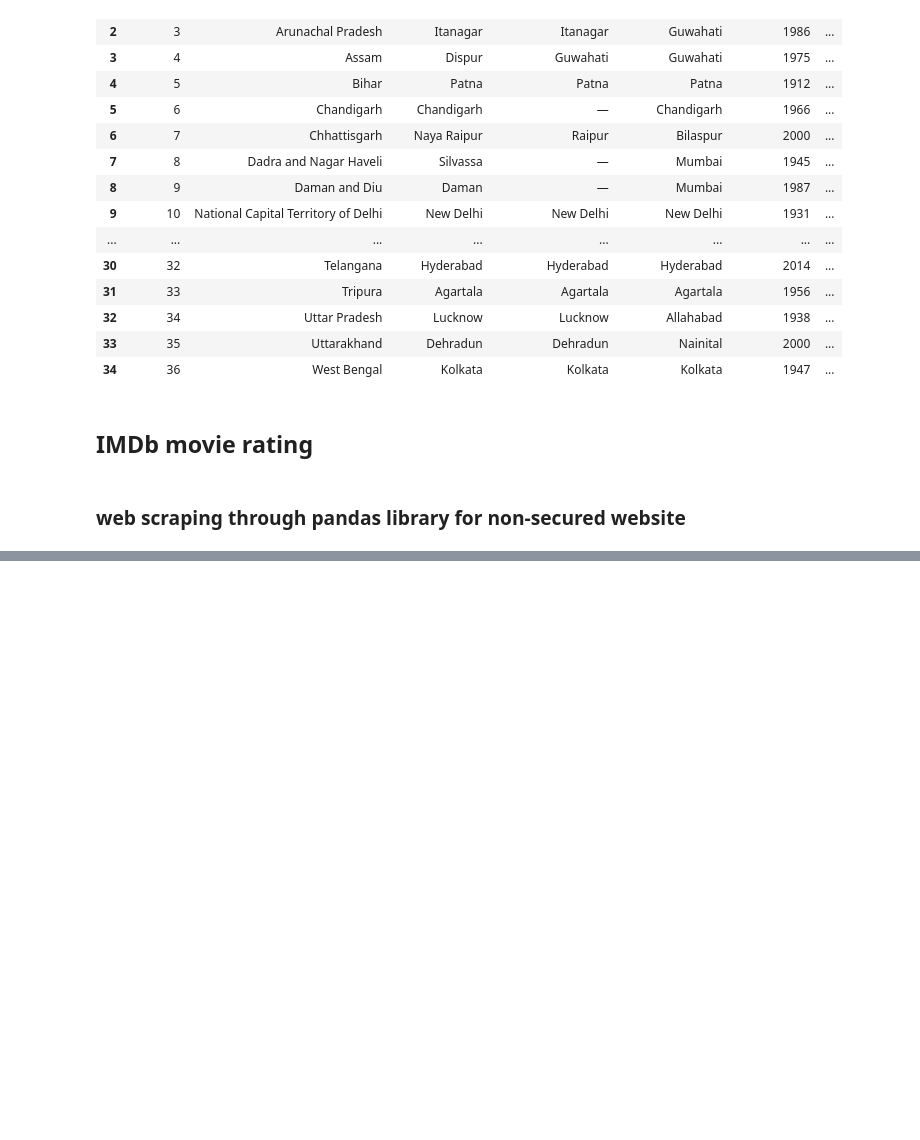
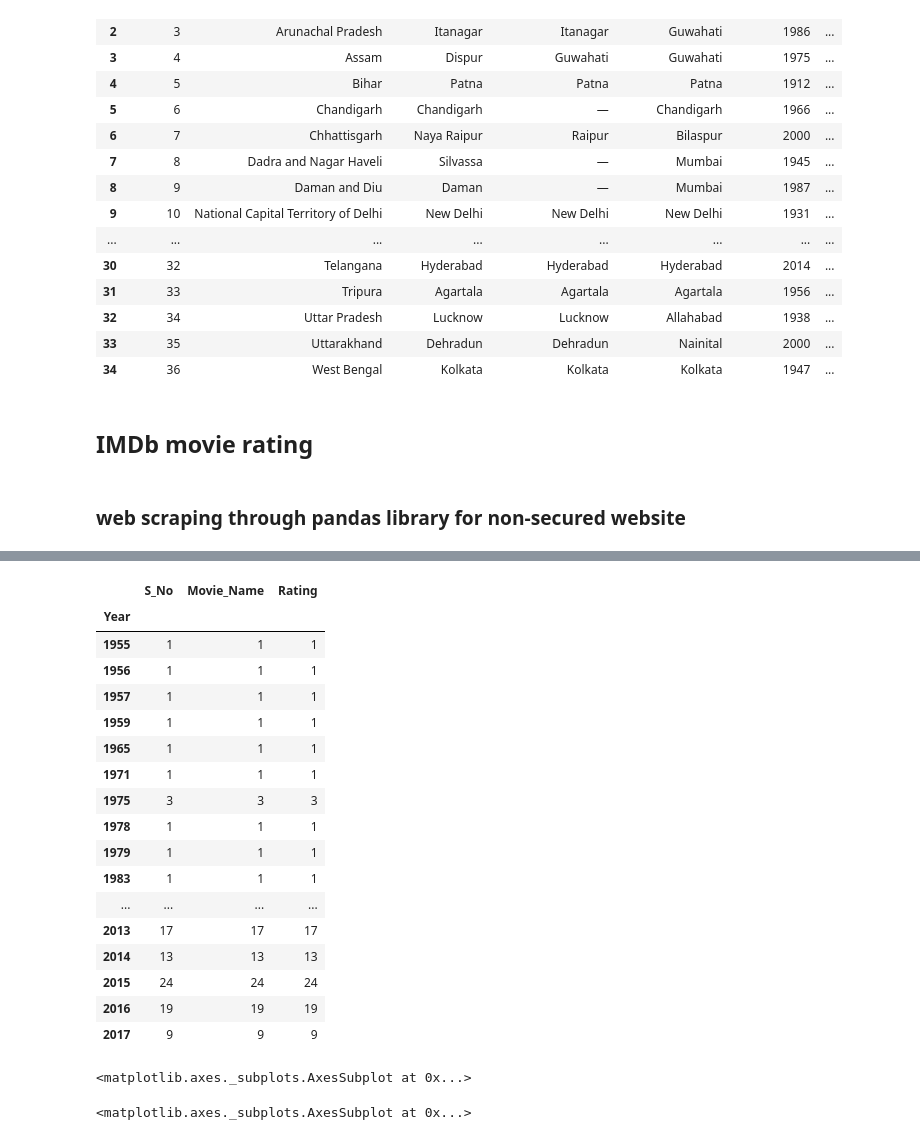
Before and after one commit to vermakanksha/practice, a Jupyter notebook: web_scraping_basic.ipynb, the cells around one changed output, grey strips where cells are left out. Saved outputs shown, nothing was run; the diff lists cells and outputs as text; code cells hidden in the pictures; blank space fills up the shorter version.

```diff
--- a/web_scraping_basic.ipynb
+++ b/web_scraping_basic.ipynb
@@ -300,0 +302,30 @@ imdb_df
+# %%
+plot = imdb_df.groupby(["Year"]).count()
+plot
+# %% [output]
+|  | S_No | Movie_Name | Rating |
+| Year |  |  |  |
+| 1955 | 1 | 1 | 1 |
+| 1956 | 1 | 1 | 1 |
+| 1957 | 1 | 1 | 1 |
+| 1959 | 1 | 1 | 1 |
+| 1965 | 1 | 1 | 1 |
+| 1971 | 1 | 1 | 1 |
+| 1975 | 3 | 3 | 3 |
+| 1978 | 1 | 1 | 1 |
+| 1979 | 1 | 1 | 1 |
+| 1983 | 1 | 1 | 1 |
+| ... | ... | ... | ... |
+| 2013 | 17 | 17 | 17 |
+| 2014 | 13 | 13 | 13 |
+| 2015 | 24 | 24 | 24 |
+| 2016 | 19 | 19 | 19 |
+| 2017 | 9 | 9 | 9 |
+# %%
+plot.plot(x=plot.index, y="Movie_Name")
+# %% [output]
+<matplotlib.axes._subplots.AxesSubplot at 0x...>
+# %%
+plot1.plot()
+# %% [output]
+<matplotlib.axes._subplots.AxesSubplot at 0x...>
```
Also changed, not shown: parts of 11 cells of this notebook.
